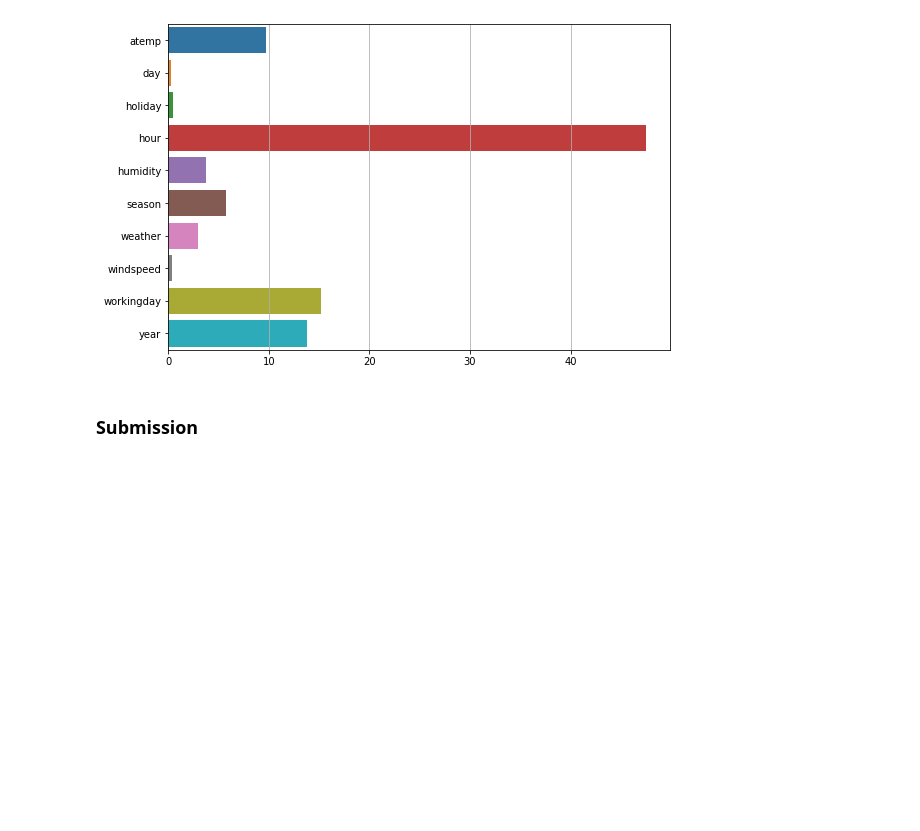
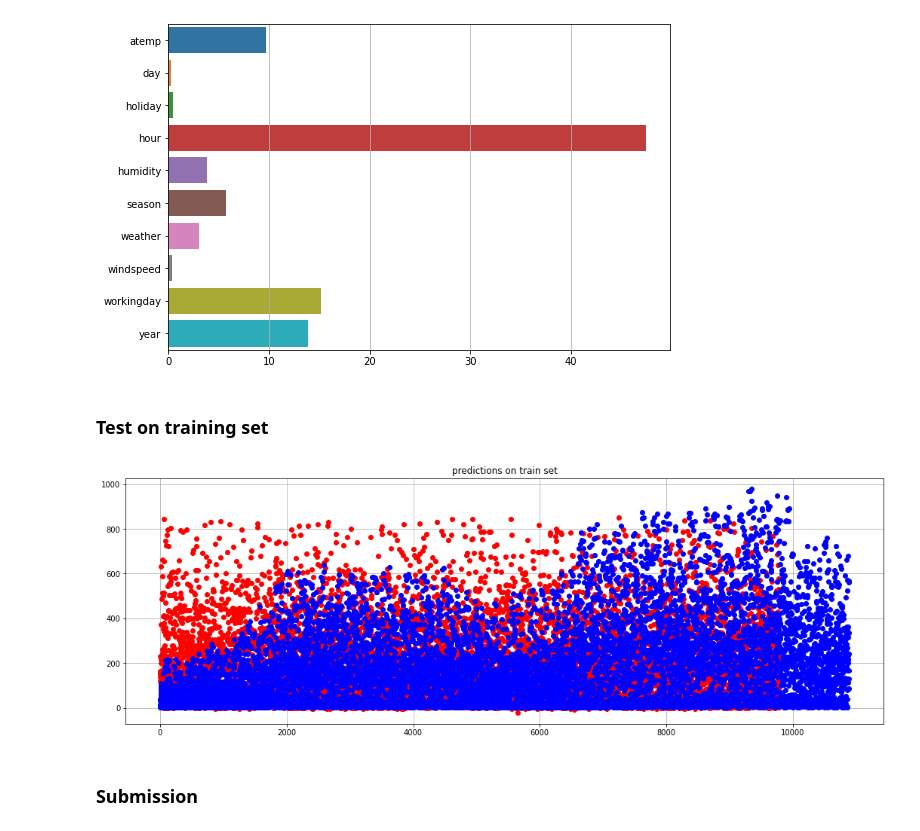
Before and after one commit to luigisaetta/bike-sharing-forecast, a Jupyter notebook: catboost3.ipynb, the cells around one changed output. Drawn from its saved outputs; the diff is of its cells as text; code cells hidden in the pictures; blank space fills up the shorter version.

```diff
--- a/catboost3.ipynb
+++ b/catboost3.ipynb
@@ -170,6 +171,19 @@ plt.grid(True)
 sns.barplot(x = model.get_feature_importance(), y = features);
 # %% [output]
 [figure]
+# %% [markdown]
+### Test on training set
+# %%
+y_pred = model.predict(x_train)
+# %%
+plt.figure(figsize=(18, 6))
+plt.title('predictions on train set')
+plt.plot(y_pred, 'ro')
+plt.plot(y_train, 'bo')
+plt.grid(True)
+plt.show();
+# %% [output]
+[figure, added]
 # %% [markdown]
 ### Submission
 # %%
```
Also changed, not shown: parts of 4 cells of this notebook, 9 other files.
